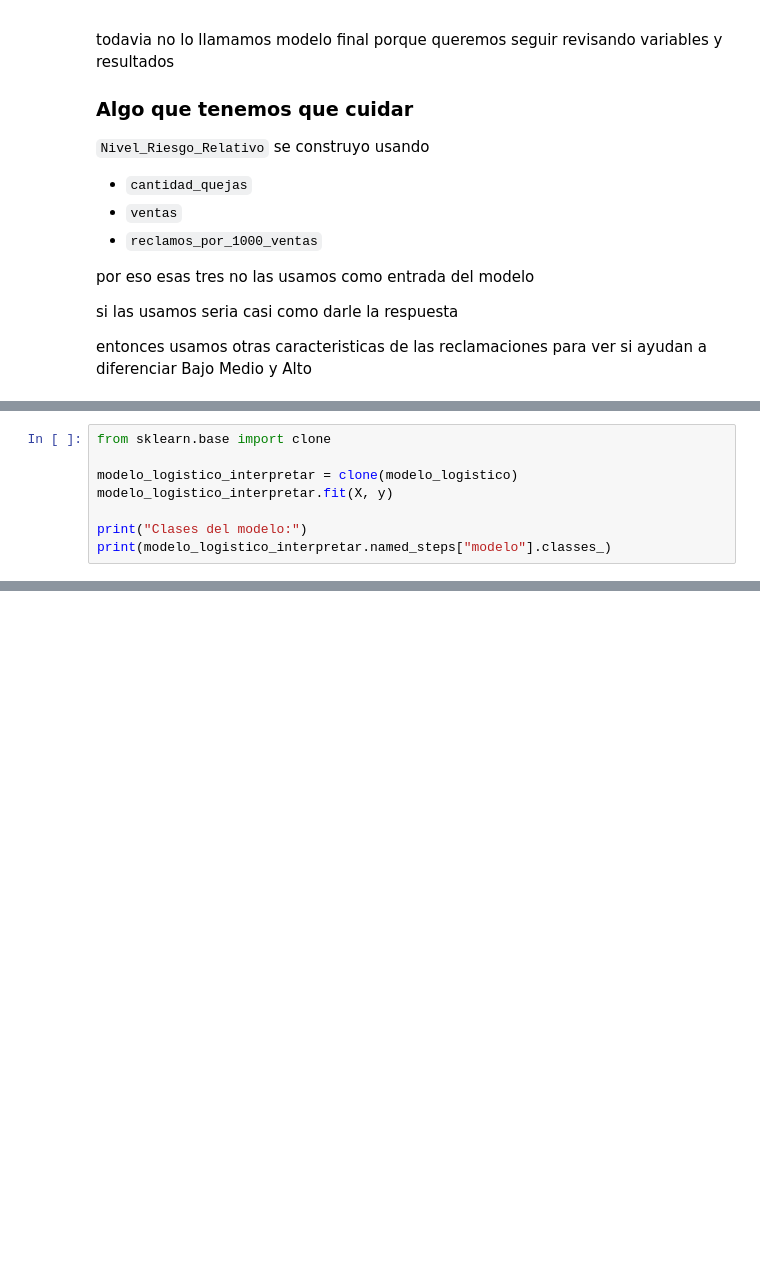
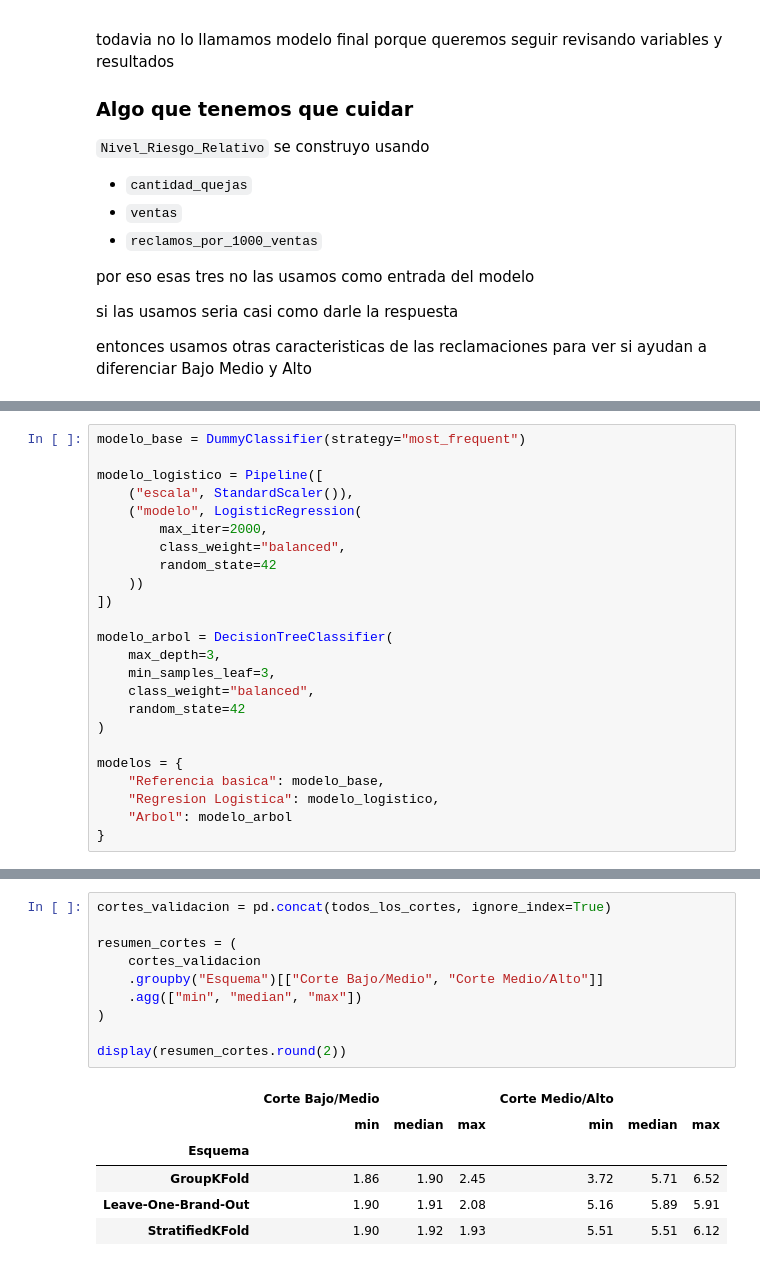
Before and after one commit to Anikawi/propuesta_parte1_S100_grupo9, a Jupyter notebook: S100_E9.ipynb, the cells around one changed output, grey strips where cells are left out. Drawn from its saved outputs; the diff is of its cells as text; blank space fills up the shorter version.

```diff
--- a/S100_E9.ipynb
+++ b/S100_E9.ipynb
@@ -2706,8 +2054,0 @@ no usamos este entrenamiento para decir que tan bueno es el modelo
-# %%
-from sklearn.base import clone
-
-modelo_logistico_interpretar = clone(modelo_logistico)
-modelo_logistico_interpretar.fit(X, y)
-
-print("Clases del modelo:")
-print(modelo_logistico_interpretar.named_steps["modelo"].classes_)
@@ -2935,0 +2211,24 @@ sin empezar a meter modelos mucho mas complicados
+# %%
+modelo_base = DummyClassifier(strategy="most_frequent")
+
+modelo_logistico = Pipeline([
+    ("escala", StandardScaler()),
+    ("modelo", LogisticRegression(
+        max_iter=2000,
+        class_weight="balanced",
+        random_state=42
+    ))
+])
+
+modelo_arbol = DecisionTreeClassifier(
+    max_depth=3,
+    min_samples_leaf=3,
+    class_weight="balanced",
+    random_state=42
+)
+
+modelos = {
+    "Referencia basica": modelo_base,
+    "Regresion Logistica": modelo_logistico,
+    "Arbol": modelo_arbol
+}
@@ -2935,0 +2322,17 @@ sin empezar a meter modelos mucho mas complicados
+# %%
+cortes_validacion = pd.concat(todos_los_cortes, ignore_index=True)
+
+resumen_cortes = (
+    cortes_validacion
+    .groupby("Esquema")[["Corte Bajo/Medio", "Corte Medio/Alto"]]
+    .agg(["min", "median", "max"])
+)
+
+display(resumen_cortes.round(2))
+# %% [output]
+|  | Corte Bajo/Medio |  |  | Corte Medio/Alto |  |  |
+|  | min | median | max | min | median | max |
+| Esquema |  |  |  |  |  |  |
+| GroupKFold | 1.86 | 1.90 | 2.45 | 3.72 | 5.71 | 6.52 |
+| Leave-One-Brand-Out | 1.90 | 1.91 | 2.08 | 5.16 | 5.89 | 5.91 |
+| StratifiedKFold | 1.90 | 1.92 | 1.93 | 5.51 | 5.51 | 6.12 |
```
Also changed, not shown: parts of 87 cells of this notebook.
